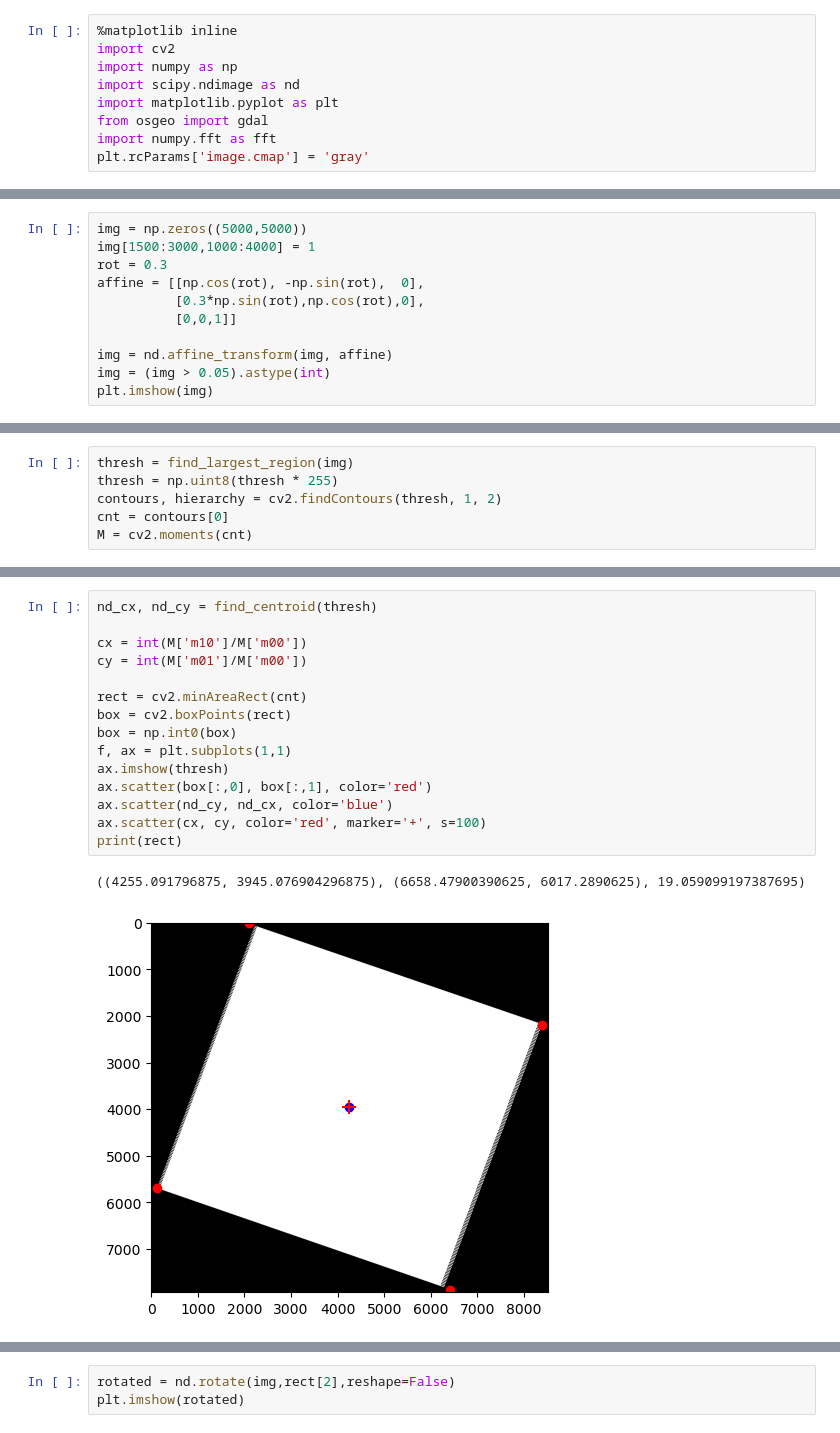
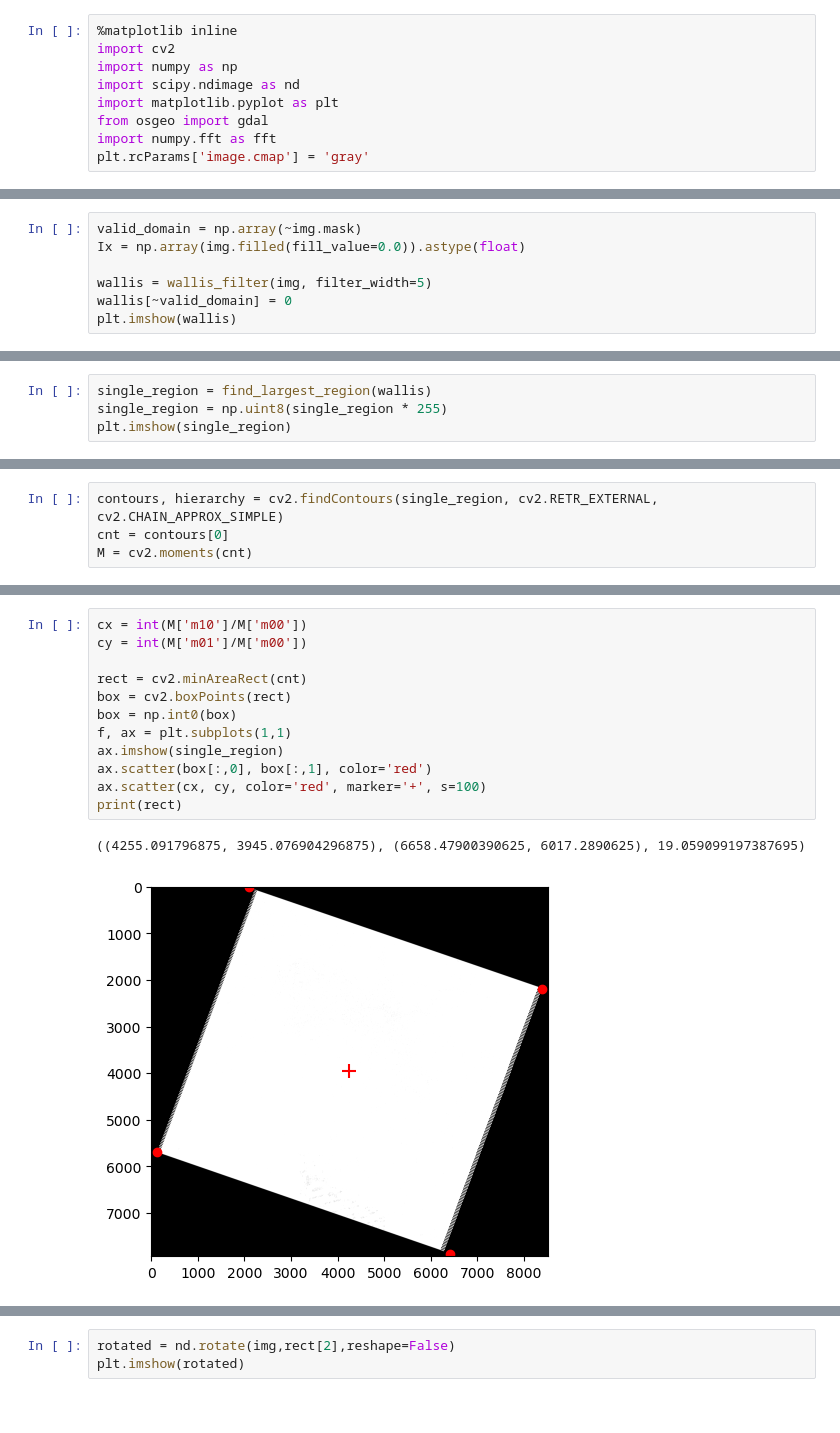
Before and after one commit to jacquelynsmale/LandsatFFT, a Jupyter notebook: cv_minimum_rectangle.ipynb, the cells around one changed output, grey strips where cells are left out. Cells and saved outputs as stored; diff of their text form.

Commit message:
fix external region error

```diff
--- a/cv_minimum_rectangle.ipynb
+++ b/cv_minimum_rectangle.ipynb
@@ -52,11 +73,0 @@ plt.imshow(img)
-# %%
-img = np.zeros((5000,5000))
-img[1500:3000,1000:4000] = 1
-rot = 0.3
-affine = [[np.cos(rot), -np.sin(rot),  0],
-          [0.3*np.sin(rot),np.cos(rot),0],
-          [0,0,1]]
-
-img = nd.affine_transform(img, affine)
-img = (img > 0.05).astype(int)
-plt.imshow(img)
@@ -65,0 +74,7 @@ plt.imshow(img)
+# %%
+valid_domain = np.array(~img.mask)
+Ix = np.array(img.filled(fill_value=0.0)).astype(float)
+
+wallis = wallis_filter(img, filter_width=5)
+wallis[~valid_domain] = 0
+plt.imshow(wallis)
@@ -65,0 +84,4 @@ plt.imshow(img)
+# %%
+single_region = find_largest_region(wallis)
+single_region = np.uint8(single_region * 255)
+plt.imshow(single_region)
@@ -66,7 +91,5 @@ plt.imshow(img)
 # %%
-thresh = find_largest_region(img)
-thresh = np.uint8(thresh * 255)
-contours, hierarchy = cv2.findContours(thresh, 1, 2)
+contours, hierarchy = cv2.findContours(single_region, cv2.RETR_EXTERNAL, cv2.CHAIN_APPROX_SIMPLE)
 cnt = contours[0]
 M = cv2.moments(cnt)
 # %%
@@ -77,20 +100,17 @@ ax.scatter(cnt[:,:,0], cnt[:,:,1], color='red', s=10)
 <matplotlib.collections.PathCollection at 0x...>
 [figure]
 # %%
-nd_cx, nd_cy = find_centroid(thresh)
-
 cx = int(M['m10']/M['m00'])
 cy = int(M['m01']/M['m00'])
 
 rect = cv2.minAreaRect(cnt)
 box = cv2.boxPoints(rect)
 box = np.int0(box)
 f, ax = plt.subplots(1,1)
-ax.imshow(thresh)
+ax.imshow(single_region)
 ax.scatter(box[:,0], box[:,1], color='red')
-ax.scatter(nd_cy, nd_cx, color='blue')
 ax.scatter(cx, cy, color='red', marker='+', s=100)
 print(rect)
 # %% [output]
 ((4255.091796875, 3945.076904296875), (6658.47900390625, 6017.2890625), 19.059099197387695)
-[figure, old version]
+[figure, new version]
```
Also changed, not shown: parts of 9 cells of this notebook, 1 other file.
